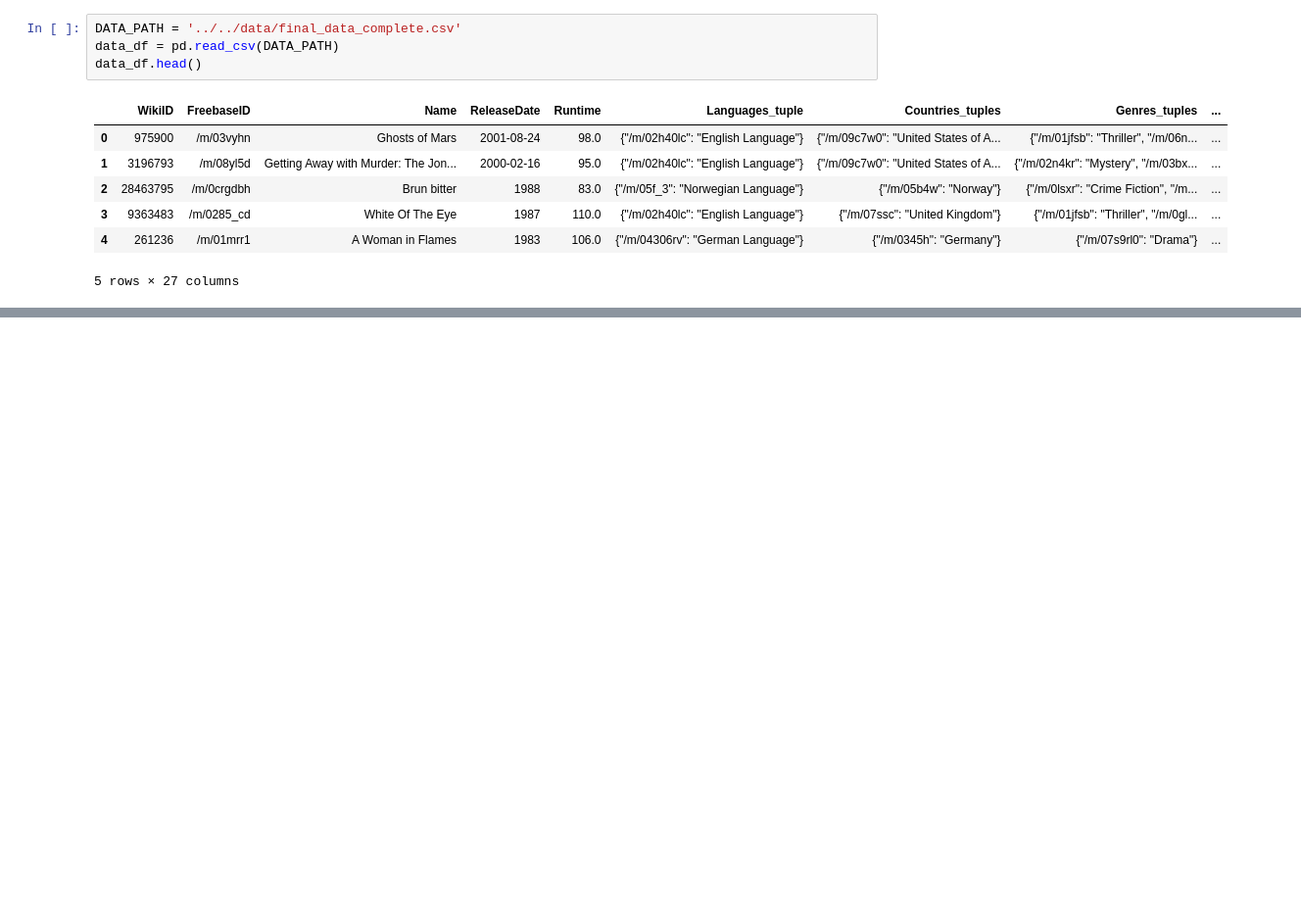
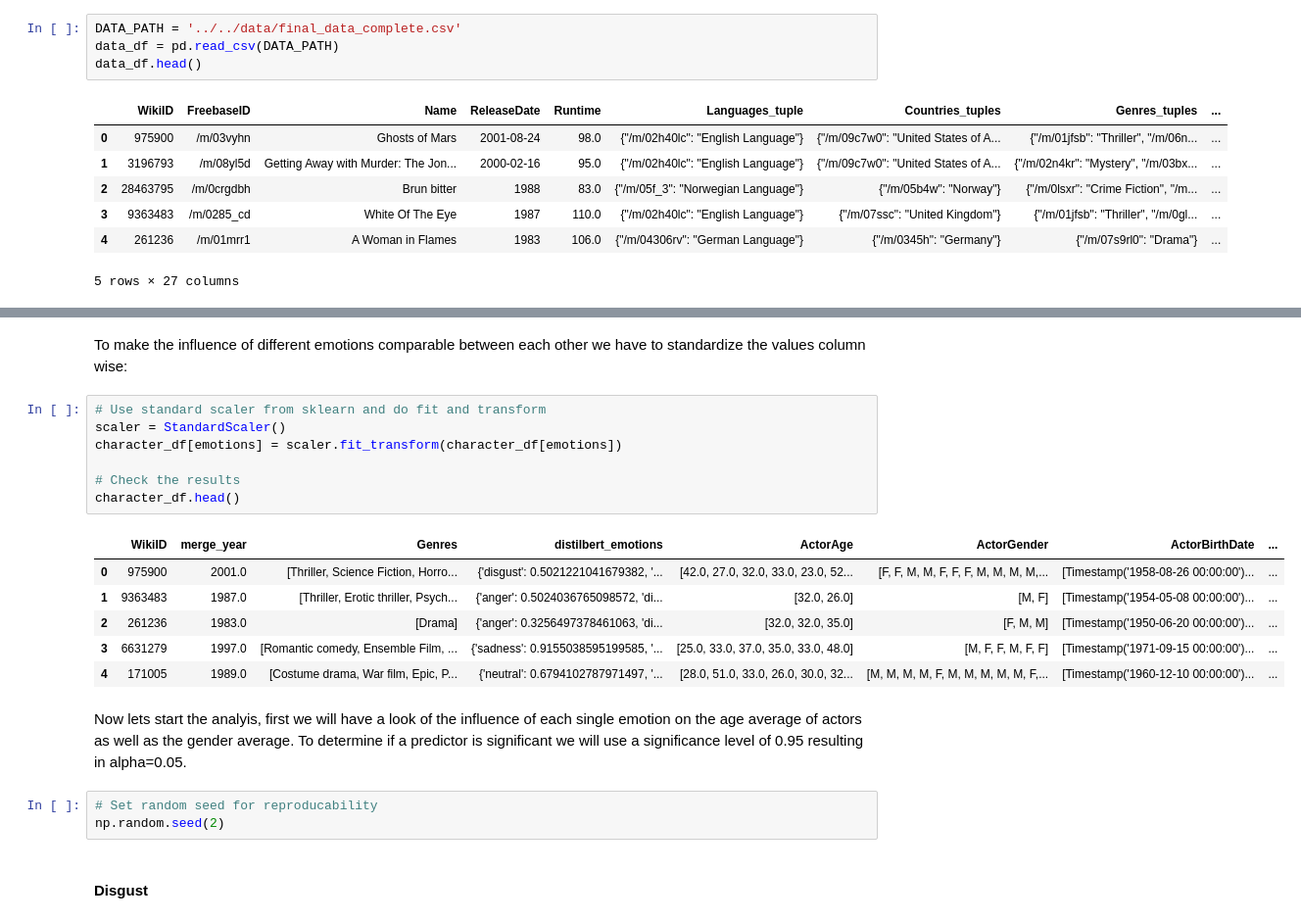
Before and after one commit to epfl-ada/ada-2024-project-phpjj1, a Jupyter notebook: src/scripts/actors.ipynb, the cells around one changed output, grey strips where cells are left out. Shown at 98% size. Drawn from its saved outputs; the diff is of its cells as text; blank space fills up the shorter version.

```diff
--- a/src/scripts/actors.ipynb
+++ b/src/scripts/actors.ipynb
@@ -65,0 +190,23 @@ Name: Genres, dtype: int64
+# %% [markdown]
+To make the influence of different emotions comparable between each other we have to standardize the values column wise:
+# %%
+# Use standard scaler from sklearn and do fit and transform
+scaler = StandardScaler()
+character_df[emotions] = scaler.fit_transform(character_df[emotions])
+
+# Check the results
+character_df.head()
+# %% [output]
+|  | WikiID | merge_year | Genres | distilbert_emotions | ActorAge | ActorGender | ActorBirthDate | ... |
+| 0 | 975900 | 2001.0 | [Thriller, Science Fiction, Horro... | {'disgust': 0.5021221041679382, '... | [42.0, 27.0, 32.0, 33.0, 23.0, 52... | [F, F, M, M, F, F, F, M, M, M, M,... | [Timestamp('1958-08-26 00:00:00')... | ... |
+| 1 | 9363483 | 1987.0 | [Thriller, Erotic thriller, Psych... | {'anger': 0.5024036765098572, 'di... | [32.0, 26.0] | [M, F] | [Timestamp('1954-05-08 00:00:00')... | ... |
+| 2 | 261236 | 1983.0 | [Drama] | {'anger': 0.3256497378461063, 'di... | [32.0, 32.0, 35.0] | [F, M, M] | [Timestamp('1950-06-20 00:00:00')... | ... |
+| 3 | 6631279 | 1997.0 | [Romantic comedy, Ensemble Film, ... | {'sadness': 0.9155038595199585, '... | [25.0, 33.0, 37.0, 35.0, 33.0, 48.0] | [M, F, F, M, F, F] | [Timestamp('1971-09-15 00:00:00')... | ... |
+| 4 | 171005 | 1989.0 | [Costume drama, War film, Epic, P... | {'neutral': 0.6794102787971497, '... | [28.0, 51.0, 33.0, 26.0, 30.0, 32... | [M, M, M, M, F, M, M, M, M, M, F,... | [Timestamp('1960-12-10 00:00:00')... | ... |
+# %% [markdown]
+Now lets start the analyis, first we will have a look of the influence of each single emotion on the age average of actors as well as the gender average. To determine if a predictor is significant we will use a significance level of 0.95 resulting in alpha=0.05.
+# %%
+# Set random seed for reproducability
+np.random.seed(2)
+# %% [markdown]
+#### Disgust
```
Also changed, not shown: parts of 75 cells of this notebook.
